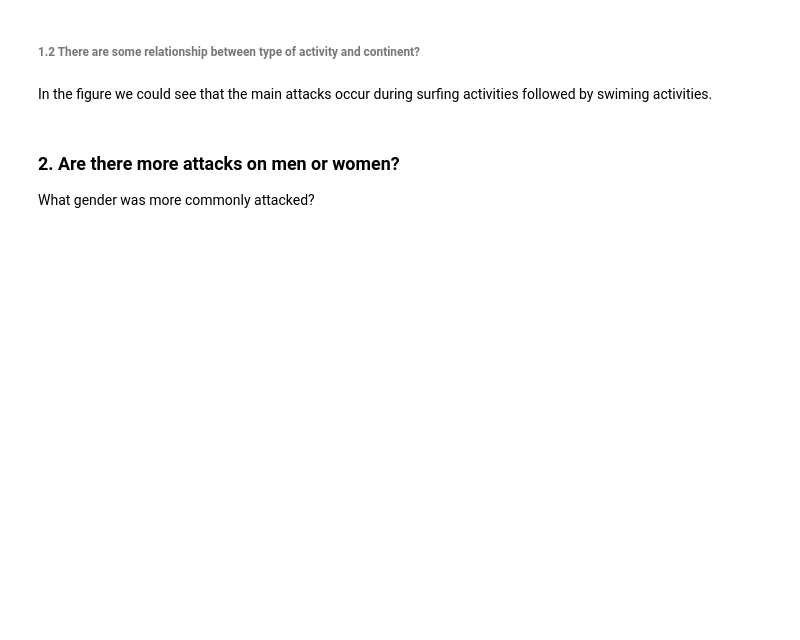
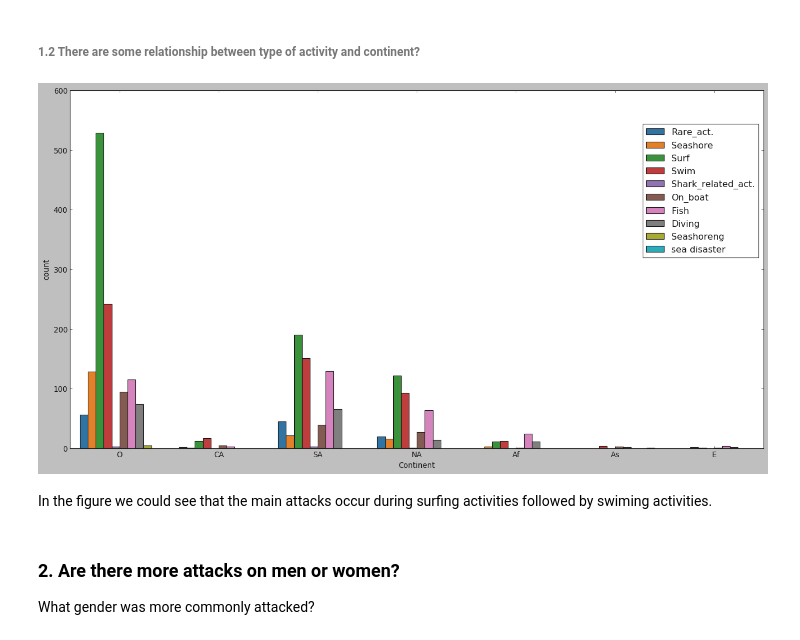
Before and after one commit to AnaAGG/P1_Pandas, a Jupyter notebook: output/Data_visualization.ipynb, the cells around one changed output. Drawn from its saved outputs; the diff is of its cells as text; code cells hidden in the pictures; blank space fills up the shorter version.

```diff
--- a/output/Data_visualization.ipynb
+++ b/output/Data_visualization.ipynb
@@ -53,14 +60,16 @@ ax.figure.savefig("continent.jpg", dpi=300)
 # %%
 plt.figure(figsize=(20,10))
 plt.style.use('_classic_test')
 
 
-ax = sns.countplot(x="Continent", hue = "Activity", palette="tab10",  data = df[-(df.Continent == ('Unknown'))])
-ax.set_xticklabels(continents)
+Fig_2 = sns.countplot(x="Continent", hue = "Activity", palette="tab10",  data = df[-(df.Continent == ('Unknown'))])
+Fig_2.set_xticklabels(continents)
 
-plt.legend(bbox_to_anchor=(1, 1), bbox_transform=ax.transAxes)
+plt.legend(bbox_to_anchor=(1, 1), bbox_transform=ax.transAxes) # to move the legend top-right
 
-ax.figure.savefig("continent_vs_activity.jpg", dpi=300)
+Fig_2.figure.savefig("Fig_2_continent_vs_activity.jpg", dpi=300)
+# %% [output]
+[figure, added]
 # %% [markdown]
 In the figure we could see that the main attacks occur during surfing activities followed by swiming activities.
 # %% [markdown]
```
Also changed, not shown: parts of 12 cells of this notebook.
